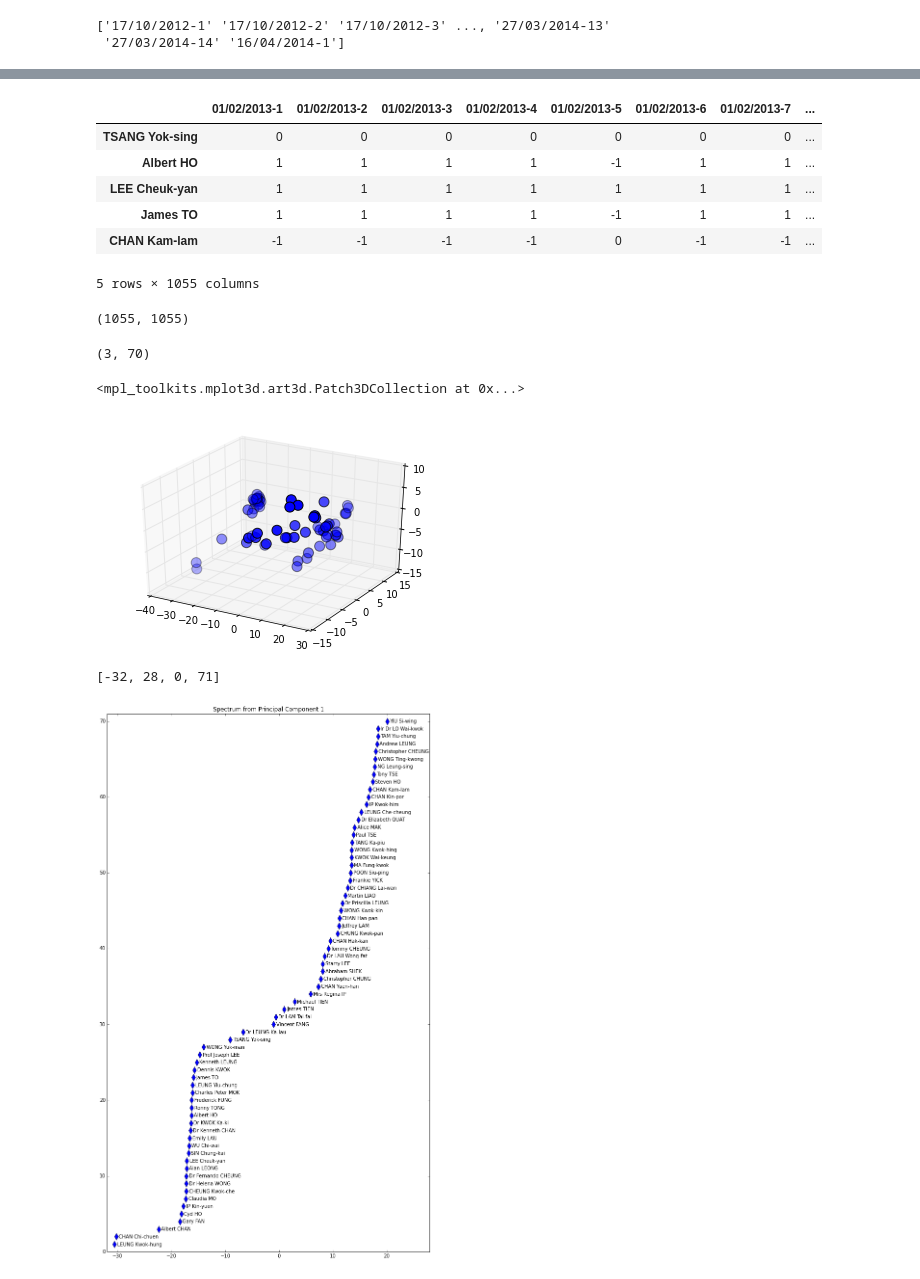
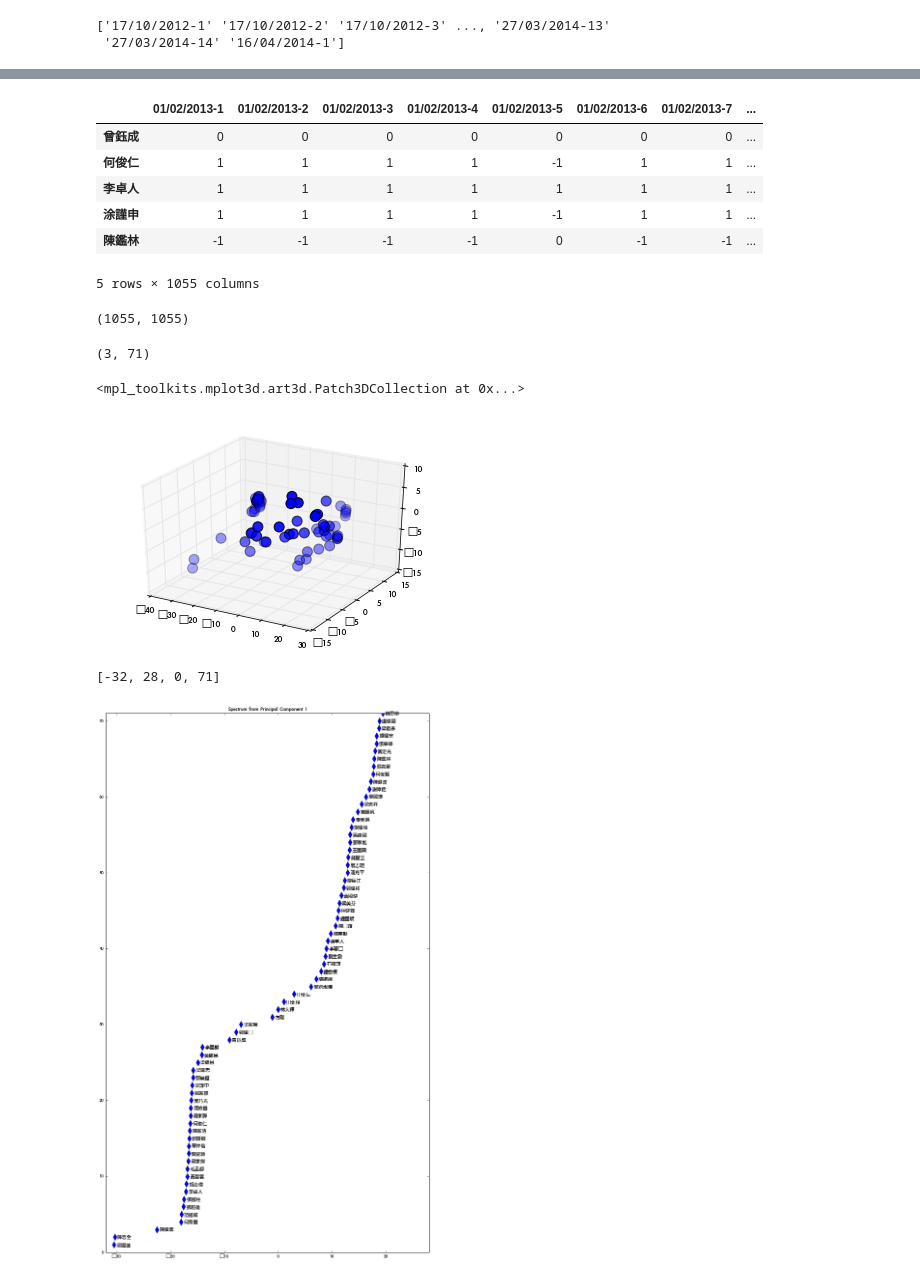
Before and after one commit to code4hk/legcohk, a Jupyter notebook: LegCoHK.ipynb, the cells around one changed output, grey strips where cells are left out. Cells and saved outputs as stored; diff of their text form; code cells hidden in the pictures.

Commit message:
chinese

```diff
--- a/LegCoHK.ipynb
+++ b/LegCoHK.ipynb
@@ -34,3 +32,8 @@ Populating the interactive namespace from numpy and matplotlib
+# %%
+matplotlib.rcParams['font.sans-serif']
+matplotlib.rc('font', **{'sans-serif' : 'Apple LiGothic, sans-serif', #'Arial',
+                           'family' : 'sans-serif'})
+%matplotlib inline
 # %%
 seed_pages = [
     'http://www.legco.gov.hk/general/english/counmtg/yr12-16/mtg_1213.htm',
@@ -83,7 +86,8 @@ def xml_to_records(xml):
         date = info[0]
         topic_id = '%s-%s' % (date, topic.attrib['number'])
         for member in topic.xpath('individual-votes/member'):
-            member_id = member.attrib['name-en'] # Use English name as ID for sipmlicity
+            #member_id = member.attrib['name-en'] # Use English name as ID for sipmlicity
+            member_id = member.attrib['name-ch'] # Use Chinese for a local blog post
             vote = member.xpath('vote')[0].text
             records.append((topic_id, member_id, vote) + tuple(info))
     return records
@@ -216,15 +221,15 @@ df_matrix.apply(to_numeric)
 df_matrix[:5]
 # %% [output]
 |  | 01/02/2013-1 | 01/02/2013-2 | 01/02/2013-3 | 01/02/2013-4 | 01/02/2013-5 | 01/02/2013-6 | 01/02/2013-7 | ... |
-| TSANG Yok-sing | 0 | 0 | 0 | 0 | 0 | 0 | 0 | ... |
-| Albert HO | 1 | 1 | 1 | 1 | -1 | 1 | 1 | ... |
-| LEE Cheuk-yan | 1 | 1 | 1 | 1 | 1 | 1 | 1 | ... |
-| James TO | 1 | 1 | 1 | 1 | -1 | 1 | 1 | ... |
-| CHAN Kam-lam | -1 | -1 | -1 | -1 | 0 | -1 | -1 | ... |
+| 曾鈺成 | 0 | 0 | 0 | 0 | 0 | 0 | 0 | ... |
+| 何俊仁 | 1 | 1 | 1 | 1 | -1 | 1 | 1 | ... |
+| 李卓人 | 1 | 1 | 1 | 1 | 1 | 1 | 1 | ... |
+| 涂謹申 | 1 | 1 | 1 | 1 | -1 | 1 | 1 | ... |
+| 陳鑑林 | -1 | -1 | -1 | -1 | 0 | -1 | -1 | ... |
 5 rows × 1055 columns
 # %%
-X = matrix(df_matrix.as_matrix()).astype('float')
-X = X - mean(X, 0)
+X = np.matrix(df_matrix.as_matrix()).astype('float')
+X = X - np.mean(X, 0)
 C = X.T * X
 print C.shape
 # %% [output]
@@ -247,32 +252,29 @@ PA = scipy.sparse.linalg.eigs(C, k=3, which='LM', return_eigenvectors=True)[1]
 # Project data points onto principle axis
 X_3D = PA.T * X.T
 print X_3D.shape
-# We intentionally add some disturbance for better visualization.
-# Or else, some of the nodes are located in the same place.
-# (Those who vote exactly the same)
-X_3D = X_3D + randn(*tuple(X_3D.shape)) * 0.3
-x = array(X_3D[0, :]).astype('float')
-y = array(X_3D[1, :]).astype('float')
-z = array(X_3D[2, :]).astype('float')
+
+x = np.array(X_3D[0, :]).astype('float')
+y = np.array(X_3D[1, :]).astype('float')
+z = np.array(X_3D[2, :]).astype('float')
 
 from mpl_toolkits.mplot3d import Axes3D
-fig = figure()
+fig = plt.figure()
 ax = fig.add_subplot(111, projection='3d')
 ax.scatter(x, y, z, picker=True, s=100)
 # %% [output]
-(3, 70)
+(3, 71)
 <mpl_toolkits.mplot3d.art3d.Patch3DCollection at 0x...>
-[figure, old version]
+[figure, new version]
 # %%
 df_pc1 = pd.DataFrame(x.flatten(), index=df_matrix.index, columns=['PC1'])
 df_pc1 = df_pc1.sort('PC1')
-figure(figsize(12, 20))
-plot(df_pc1['PC1'], df_pc1.rank()['PC1'], 'd', markersize=10)
+plt.figure(figsize=(12, 20))
+plt.plot(df_pc1['PC1'], df_pc1.rank()['PC1'], 'd', markersize=10)
 #yticks(df_pc1.rank()['PC1'], df_pc1.index)
 for (_x, _y, _s) in zip(df_pc1['PC1'], df_pc1.rank()['PC1'], df_pc1.index):
-    annotate(_s, (_x, _y), xytext=(_x + 0.5, _y - 0.2))
-title('Spectrum from Principal Component 1')
-axis([-32, 28, 0, 71])
+    plt.annotate(_s, (_x, _y), xytext=(_x + 0.5, _y - 0.2))
+plt.title('Spectrum from Principal Component 1')
+plt.axis([-32, 28, 0, 71])
 # %% [output]
 [-32, 28, 0, 71]
-[figure, old version]
+[figure, new version]
```
Also changed, not shown: parts of 8 cells of this notebook.
